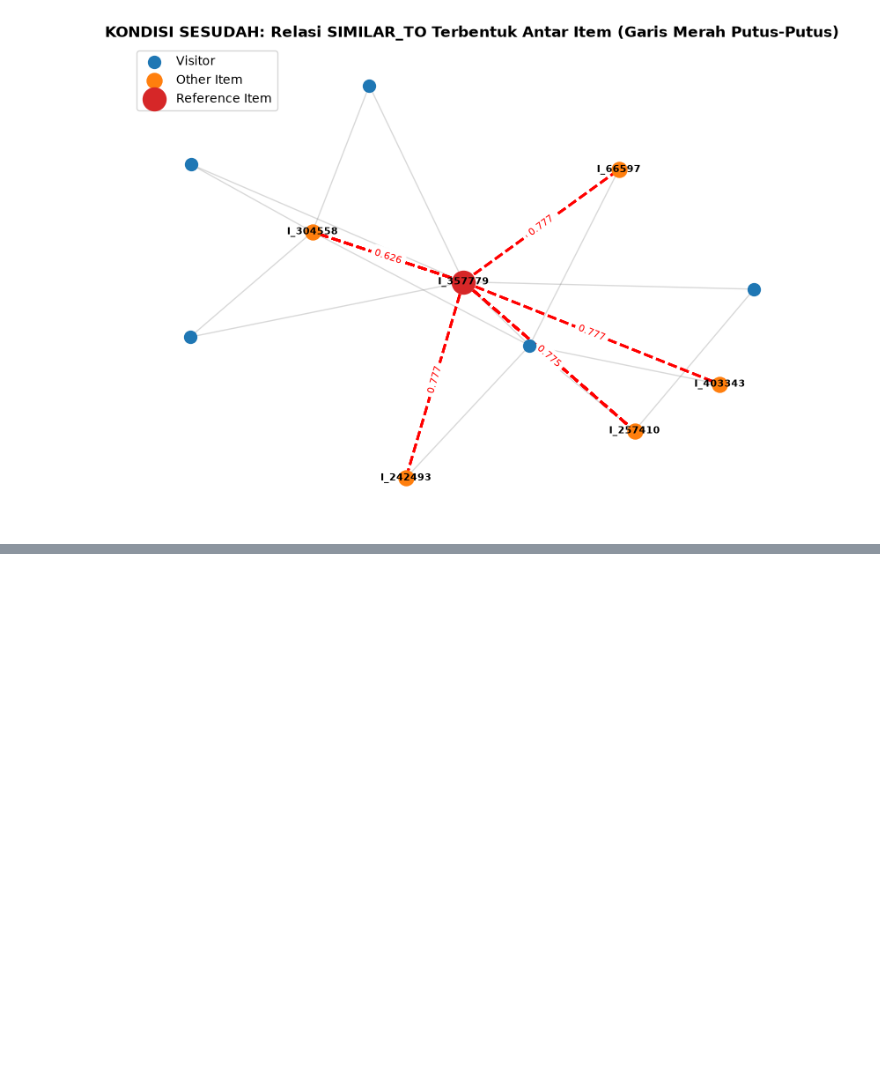
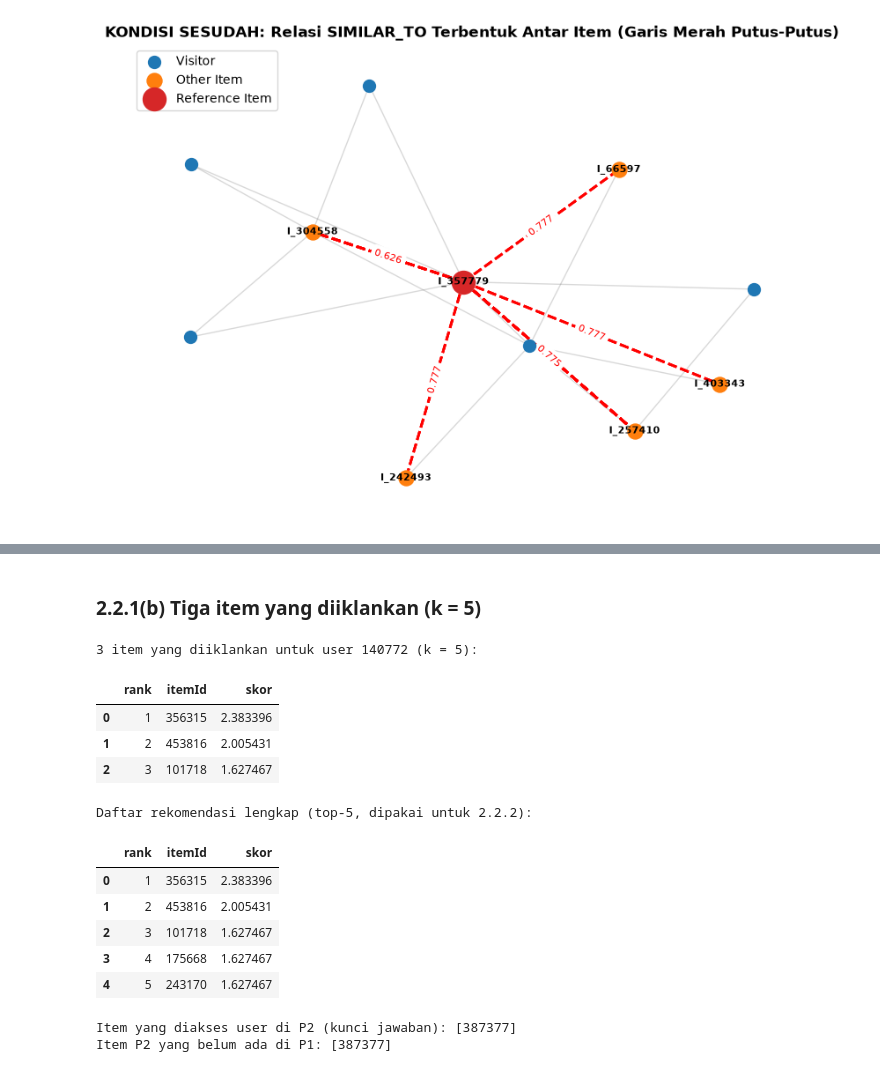
Before and after one commit to happ1el/UTS-SAINS-DATA-Elvira-Tiara-Suci, a Jupyter notebook: UTS_GSD.ipynb, the cells around one changed output, grey strips where cells are left out. Drawn from its saved outputs; the diff is of its cells as text; code cells hidden in the pictures; blank space fills up the shorter version.

```diff
--- a/UTS_GSD.ipynb
+++ b/UTS_GSD.ipynb
@@ -1219,0 +1158,28 @@ Interpretasi: setidaknya satu item yang direkomendasikan benar-benar diakses/dis
+# %% [markdown]
+### 2.2.1(b) Tiga item yang diiklankan (k = 5)
+# %%
+iklan = df_rek.head(N_IKLAN)
+print(f"{N_IKLAN} item yang diiklankan untuk user {user_terpilih} (k = {K}):")
+display(iklan)
+
+print("Daftar rekomendasi lengkap (top-5, dipakai untuk 2.2.2):")
+display(df_rek)
+
+kunci_p2 = p2_items[user_terpilih]
+print("\nItem yang diakses user di P2 (kunci jawaban):", sorted(kunci_p2))
+print("Item P2 yang belum ada di P1:", sorted(kunci_p2 - set(i_ids[riwayat.indices].astype(int))))
+# %% [output]
+3 item yang diiklankan untuk user 140772 (k = 5):
+|  | rank | itemId | skor |
+| 0 | 1 | 356315 | 2.383396 |
+| 1 | 2 | 453816 | 2.005431 |
+| 2 | 3 | 101718 | 1.627467 |
+Daftar rekomendasi lengkap (top-5, dipakai untuk 2.2.2):
+|  | rank | itemId | skor |
+| 0 | 1 | 356315 | 2.383396 |
+| 1 | 2 | 453816 | 2.005431 |
+| 2 | 3 | 101718 | 1.627467 |
+| 3 | 4 | 175668 | 1.627467 |
+| 4 | 5 | 243170 | 1.627467 |
+Item yang diakses user di P2 (kunci jawaban): [387377]
+Item P2 yang belum ada di P1: [387377]
```
Also changed, not shown: parts of 24 cells of this notebook, 1 other file.
